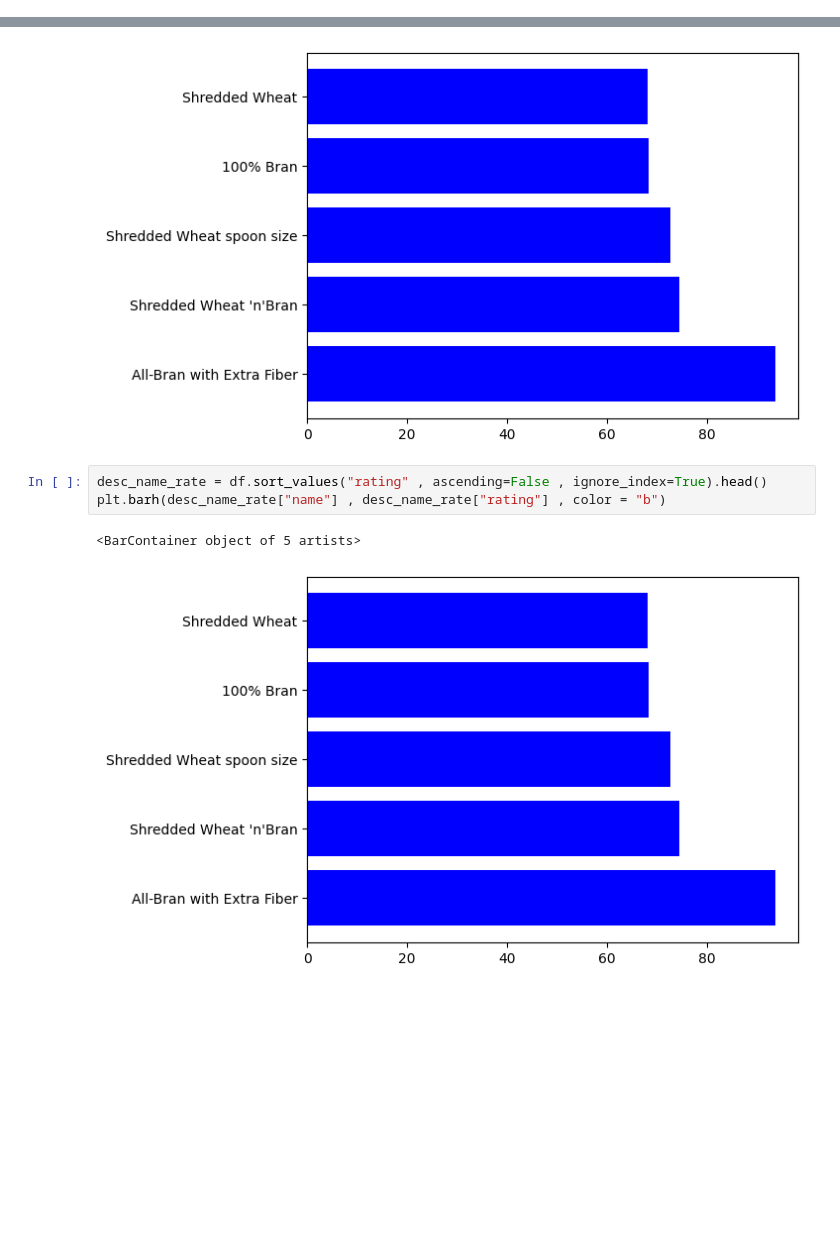
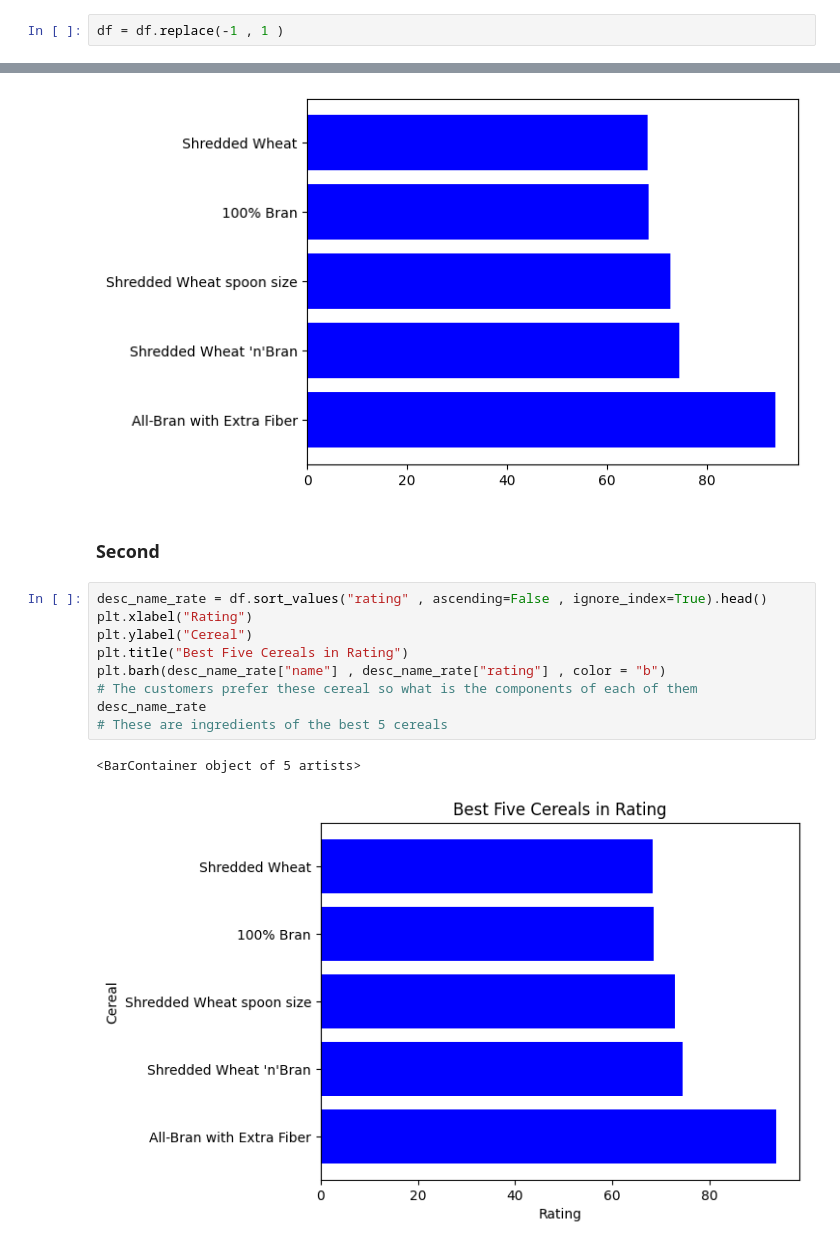
Before and after one commit to zyad-khaled/COGNORISE, a Jupyter notebook: Second task/secondproject.ipynb, the cells around one changed output, grey strips where cells are left out. Saved outputs shown, nothing was run; the diff lists cells and outputs as text; blank space fills up the shorter version.

```diff
--- a/Second task/secondproject.ipynb
+++ b/Second task/secondproject.ipynb
@@ -9,2 +26,4 @@ df = pd.read_csv("C:\\Users\\Al-arab\\Desktop\\COGNORISE\\Second task\\cereal.cs
+# %%
+df = df.replace(-1 , 1 )
 # %%
 df.head()
@@ -39,9 +60,17 @@ plt.show()
 [figure]
 <BarContainer object of 5 artists>
 [figure]
+# %% [markdown]
+### Second
 # %%
 desc_name_rate = df.sort_values("rating" , ascending=False , ignore_index=True).head()
+plt.xlabel("Rating")
+plt.ylabel("Cereal")
+plt.title("Best Five Cereals in Rating")
 plt.barh(desc_name_rate["name"] , desc_name_rate["rating"] , color = "b")
+# The customers prefer these cereal so what is the components of each of them
+desc_name_rate
+# These are ingredients of the best 5 cereals
 # %% [output]
 <BarContainer object of 5 artists>
-[figure, old version]
+[figure, new version]
```
Also changed, not shown: parts of 10 cells of this notebook.
